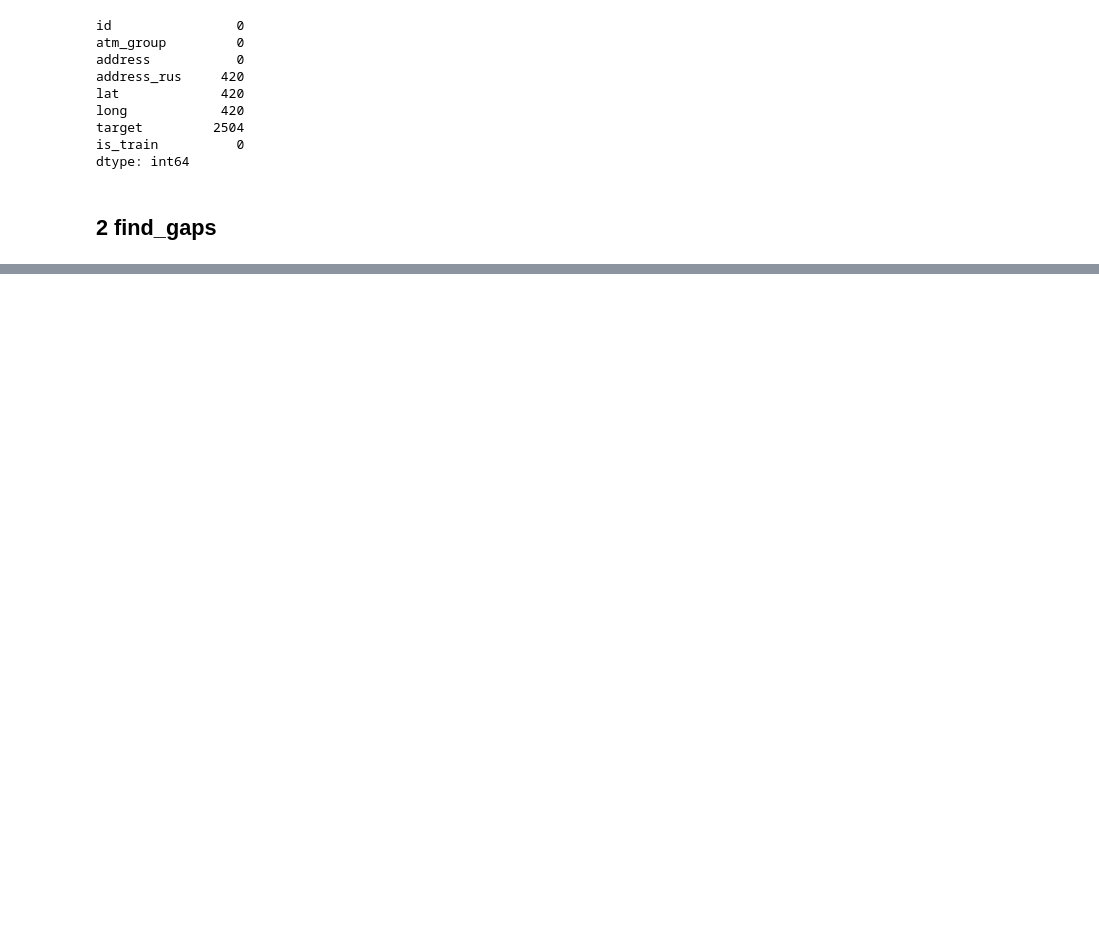
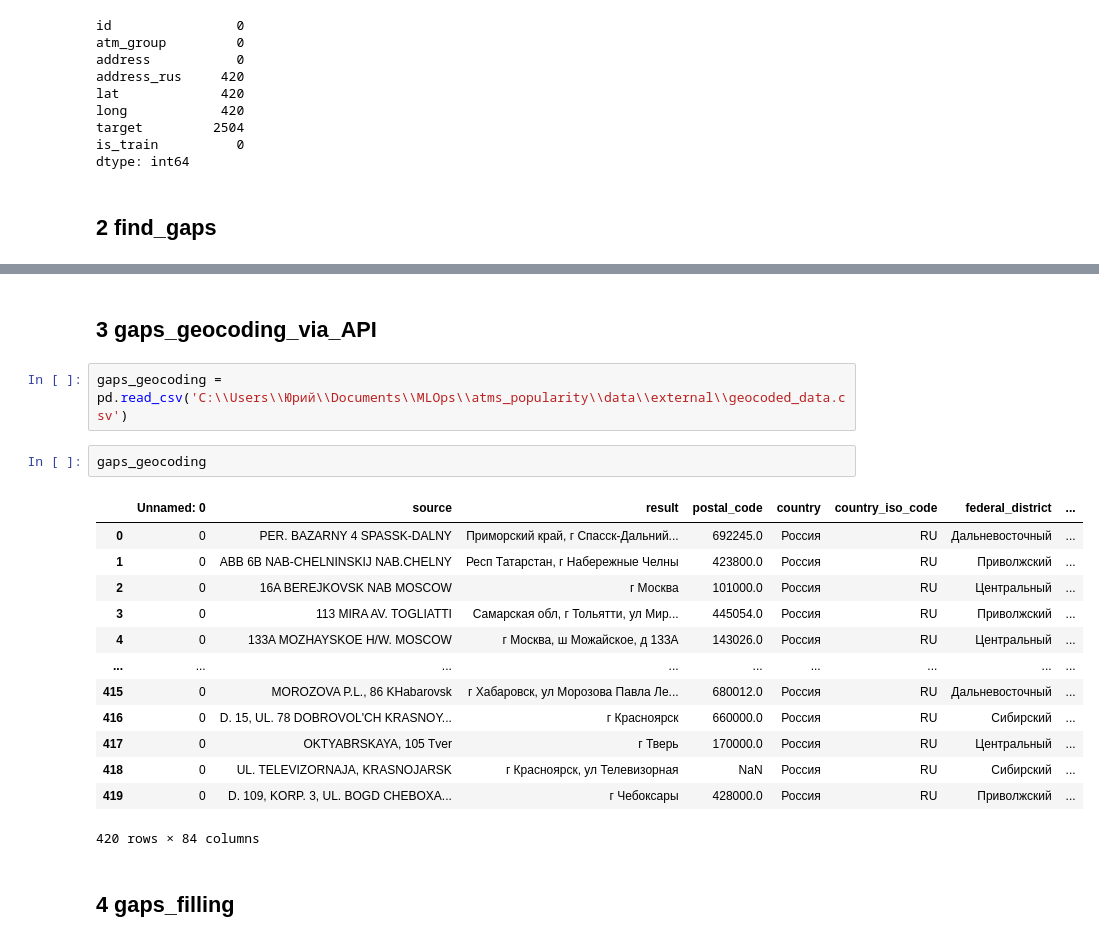
Before and after one commit to laasan/atms_popularity, a Jupyter notebook: notebooks/1.0-gyuv-initial-data-exploration.ipynb, the cells around one changed output, grey strips where cells are left out. Cells and saved outputs as stored; diff of their text form; blank space fills up the shorter version.

```diff
--- a/notebooks/1.0-gyuv-initial-data-exploration.ipynb
+++ b/notebooks/1.0-gyuv-initial-data-exploration.ipynb
@@ -61,0 +80,22 @@ dtype: int64
+# %% [markdown]
+## 3 gaps_geocoding_via_API
+# %%
+gaps_geocoding = pd.read_csv('C:\\Users\\Юрий\\Documents\\MLOps\\atms_popularity\\data\\external\\geocoded_data.csv')
+# %%
+gaps_geocoding
+# %% [output]
+|  | Unnamed: 0 | source | result | postal_code | country | country_iso_code | federal_district | ... |
+| 0 | 0 | PER. BAZARNY 4 SPASSK-DALNY | Приморский край, г Спасск-Дальний... | 692245.0 | Россия | RU | Дальневосточный | ... |
+| 1 | 0 | ABB 6B NAB-CHELNINSKIJ NAB.CHELNY | Респ Татарстан, г Набережные Челны | 423800.0 | Россия | RU | Приволжский | ... |
+| 2 | 0 | 16A BEREJKOVSK NAB MOSCOW | г Москва | 101000.0 | Россия | RU | Центральный | ... |
+| 3 | 0 | 113 MIRA AV. TOGLIATTI | Самарская обл, г Тольятти, ул Мир... | 445054.0 | Россия | RU | Приволжский | ... |
+| 4 | 0 | 133A MOZHAYSKOE H/W. MOSCOW | г Москва, ш Можайское, д 133А | 143026.0 | Россия | RU | Центральный | ... |
+| ... | ... | ... | ... | ... | ... | ... | ... | ... |
+| 415 | 0 | MOROZOVA P.L., 86 KHabarovsk | г Хабаровск, ул Морозова Павла Ле... | 680012.0 | Россия | RU | Дальневосточный | ... |
+| 416 | 0 | D. 15, UL. 78 DOBROVOL'CH KRASNOY... | г Красноярск | 660000.0 | Россия | RU | Сибирский | ... |
+| 417 | 0 | OKTYABRSKAYA, 105 Tver | г Тверь | 170000.0 | Россия | RU | Центральный | ... |
+| 418 | 0 | UL. TELEVIZORNAJA, KRASNOJARSK | г Красноярск, ул Телевизорная | NaN | Россия | RU | Сибирский | ... |
+| 419 | 0 | D. 109, KORP. 3, UL. BOGD CHEBOXA... | г Чебоксары | 428000.0 | Россия | RU | Приволжский | ... |
+420 rows × 84 columns
+# %% [markdown]
+## 4 gaps_filling
```
Also changed, not shown: parts of 23 cells of this notebook, 2 other files.
